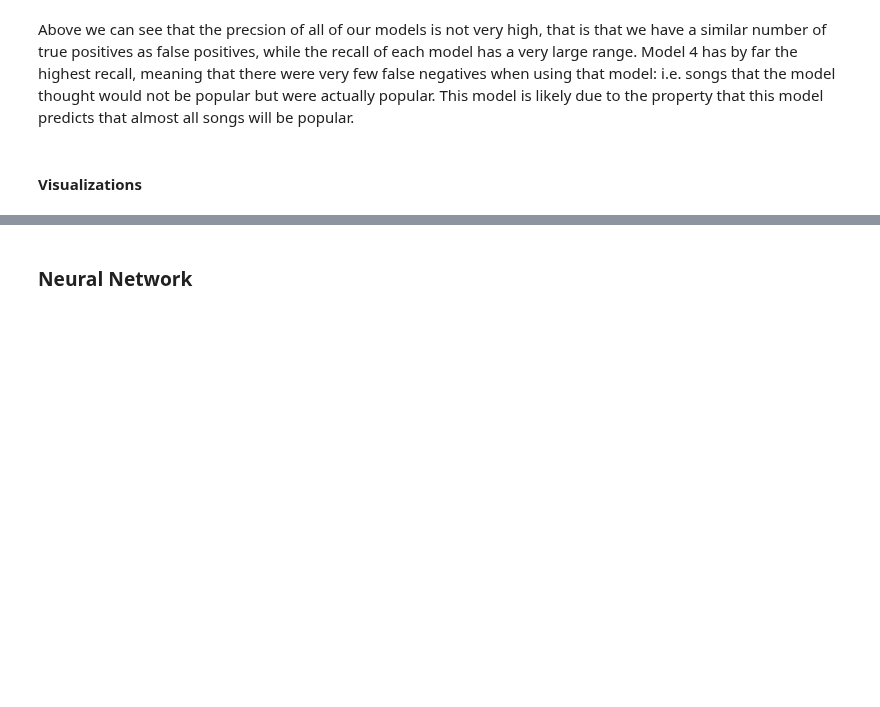
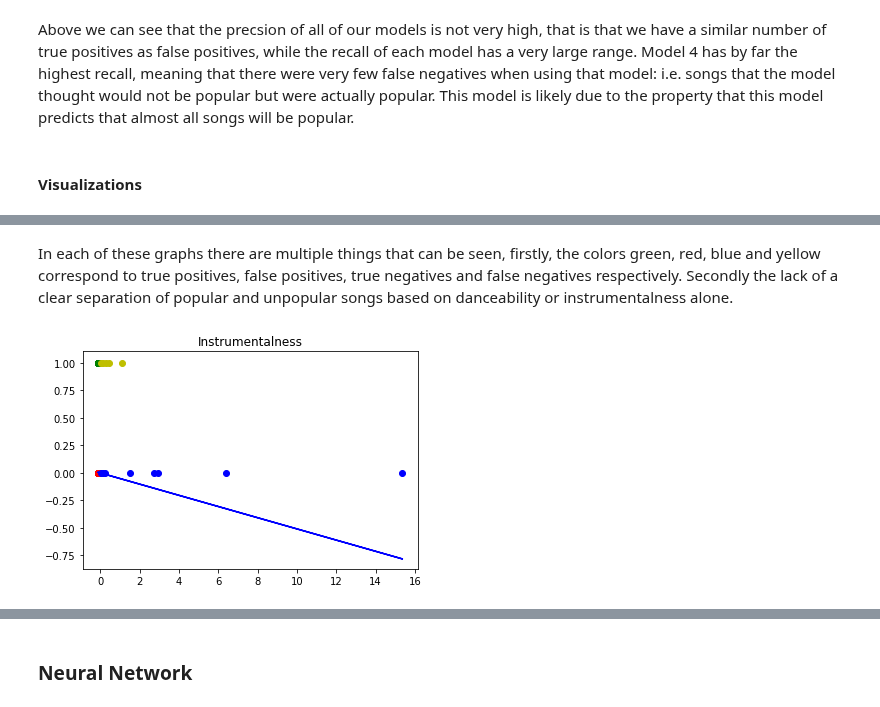
Before and after one commit to ethantanen/DataScience_FinalProject, a Jupyter notebook: Deliverables/Deliv_3/Deliverables 3.ipynb, the cells around one changed output, grey strips where cells are left out. Saved outputs shown, nothing was run; the diff lists cells and outputs as text; code cells hidden in the pictures; blank space fills up the shorter version.

Commit message:
fixed regression visualizations

```diff
--- a/Deliverables/Deliv_3/Deliverables 3.ipynb
+++ b/Deliverables/Deliv_3/Deliverables 3.ipynb
@@ -317,0 +233,47 @@ plt.show()
+# %% [markdown]
+In each of these graphs there are multiple things that can be seen, firstly, the colors green, red, blue and yellow correspond to true positives, false positives, true negatives and false negatives respectively.
+Secondly the lack of a clear separation of popular and unpopular songs based on danceability or instrumentalness alone.
+# %%
+x = x_test4
+y = y_test4
+predicted_test_ = predicted_test4
+TP_x = []
+TP_y = []
+FP_x = []
+FP_y = []
+TN_x = []
+TN_y = []
+FN_x = []
+FN_y = []
+for i in range(len(y)):
+    if y[i] == predicted_test_[i] and y[i] == 1:
+        TP_x.append(x[i])
+        TP_y.append(y[i])
+    elif y[i] == predicted_test_[i] and y[i] == 0:
+        TN_x.append(x[i])
+        TN_y.append(y[i])
+    elif y[i] != predicted_test_[i] and y[i] == 0:
+        FP_x.append(x[i])
+        FP_y.append(y[i])
+    else:
+        FN_x.append(x[i])
+        FN_y.append(y[i])
+
+plt.scatter(TP_x, TP_y, c='g')
+plt.scatter(FP_x, FP_y, c='r')
+plt.scatter(TN_x, TN_y, c='b')
+plt.scatter(FN_x, FN_y, c='y')
+
+
+
+slope = clf4.coef_[0][0]
+intercept = clf4.intercept_[0]
+
+# Create a list of values in the best fit line
+abline_values = [slope * i + intercept for i in x]
+# Plot the best fit line over the actual values
+plt.plot(x, abline_values, 'b')
+plt.title('Instrumentalness')
+plt.show()
+# %% [output]
+[figure, added]
```
Also changed, not shown: parts of 4 cells of this notebook.
